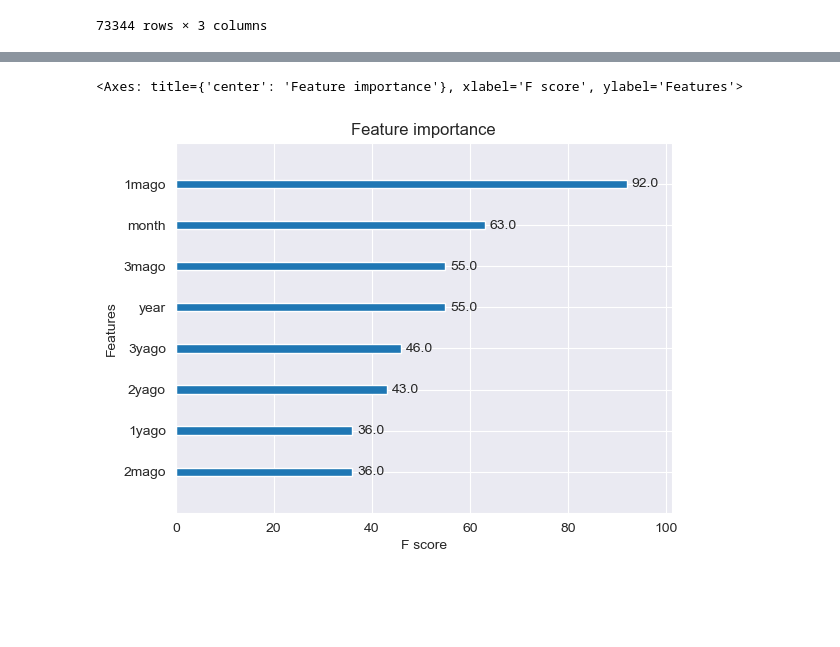
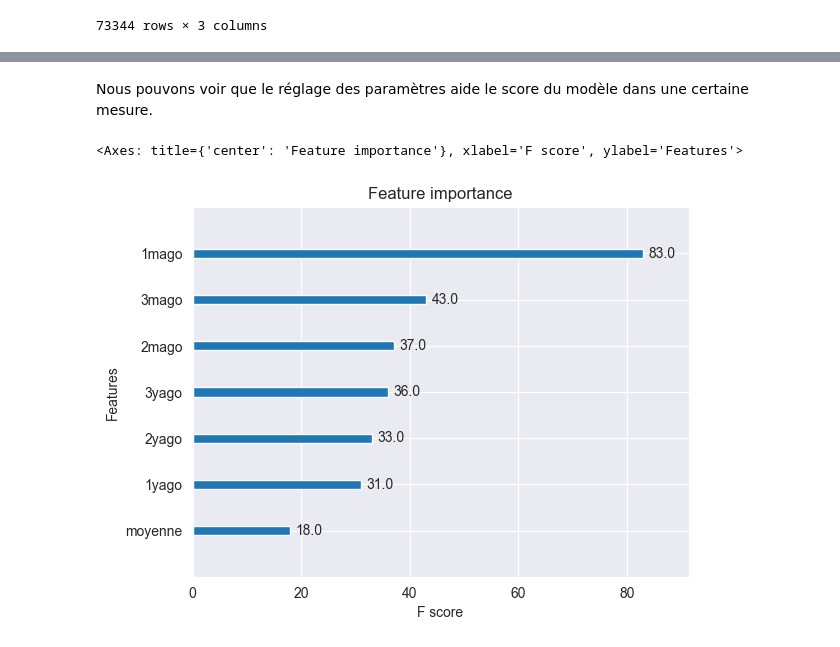
Before and after one commit to Menamot/SY09_Project, a Jupyter notebook: code/Week3.ipynb, the cells around one changed output, grey strips where cells are left out. Saved outputs shown, nothing was run; the diff lists cells and outputs as text; code cells hidden in the pictures; blank space fills up the shorter version.

```diff
--- a/code/Week3.ipynb
+++ b/code/Week3.ipynb
@@ -41,6 +49,9 @@ X["3mago"] = X["DSCI"].shift(3)
 X["1yago"] = X["DSCI"].shift(12)
 X["2yago"] = X["DSCI"].shift(24)
 X["3yago"] = X["DSCI"].shift(36)
+X["moyenne"] = (X["DSCI"].shift(1)+X["DSCI"].shift(2)+X["DSCI"].shift(3))/3
+X= ce.OneHotEncoder(cols='month',handle_unknown='return_nan',return_df=True,use_cat_names=True).fit_transform(X)
+X= ce.OneHotEncoder(cols='year',handle_unknown='return_nan',return_df=True,use_cat_names=True).fit_transform(X)
 X = X.dropna()
 
 y = X.DSCI
@@ -91,0 +106,7 @@ gsearch1.best_params_, gsearch1.best_score_
+# %%
+from sklearn.model_selection import GridSearchCV
+param_test2 = {'gamma':[0.1, 0.2, 0.3, 0.4, 0.5, 0.6]}
+gsearch2 = GridSearchCV(estimator = xgb.XGBRegressor(n_estimators=14),
+                        param_grid = param_test2)
+gsearch2.fit(X_train,y_train)
+gsearch2.best_params_, gsearch2.best_score_
@@ -91,0 +115,7 @@ gsearch1.best_params_, gsearch1.best_score_
+# %%
+from sklearn.model_selection import GridSearchCV
+param_test3 = {'subsample': [0.6, 0.7, 0.8, 0.9], 'colsample_bytree': [0.6, 0.7, 0.8, 0.9]}
+gsearch3 = GridSearchCV(estimator = xgb.XGBRegressor(n_estimators=14,gamma=0.4),
+                        param_grid = param_test3)
+gsearch3.fit(X_train,y_train)
+gsearch3.best_params_, gsearch3.best_score_
@@ -91,0 +124,8 @@ gsearch1.best_params_, gsearch1.best_score_
+# %%
+xgb_model = xgb.XGBRegressor(n_estimators=14,gamma=0.4,colsample_bytree=0.6,subsample=0.8)
+xgb_model.fit(X_train, y_train)
+res = xgb_model.predict(X_test)
+plt.figure(figsize=(20,5))
+ax11=sns.lineplot(y_test)
+sns.lineplot(res,ax=ax11)
+mean_squared_error(res,y_test)
@@ -92,6 +135,8 @@ gsearch1.best_params_, gsearch1.best_score_
+# %% [markdown]
+Nous pouvons voir que le réglage des paramètres aide le score du modèle dans une certaine mesure.
 # %%
 from xgboost import plot_importance
-plot_importance(xgb_model)
+plot_importance(xgb_model,max_num_features=7)
 # %% [output]
 <Axes: title={'center': 'Feature importance'}, xlabel='F score', ylabel='Features'>
-[figure, old version]
+[figure, new version]
```
Also changed, not shown: parts of 10 cells of this notebook, 3 other files.
